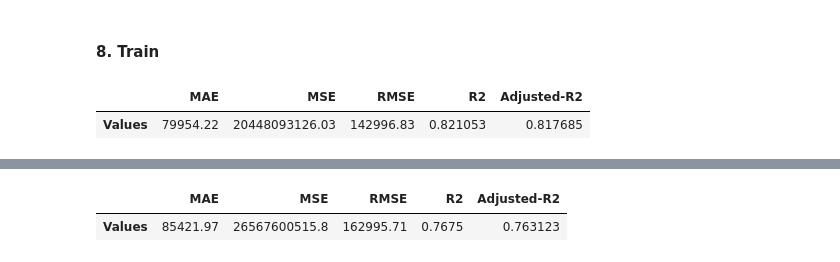
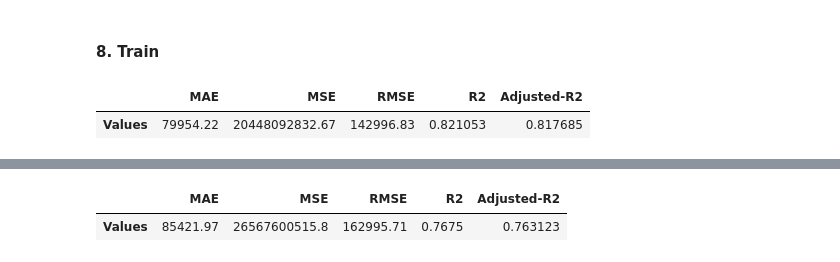
Before and after one commit to utkarshbelkhede/LeastSquare, a Jupyter notebook: notebook/LeastSquare.ipynb, the cells around one changed output, grey strips where cells are left out. Saved outputs shown, nothing was run; the diff lists cells and outputs as text; code cells hidden in the pictures.

```diff
--- a/notebook/LeastSquare.ipynb
+++ b/notebook/LeastSquare.ipynb
@@ -373,6 +397,3 @@ del cars["zscore"]
-# %%
-X = cars.drop(columns =['Price'])
-y = cars['Price']
 # %% [markdown]
 ##### 7.2. Importing libraries for model fitting
 # %%
@@ -389,7 +410,7 @@ from sklearn.metrics import r2_score, mean_squared_error, mean_absolute_error
 ##### 7.3.1. One Hot Encoding
 # %%
 ohe = OneHotEncoder()
-ohe.fit(X[['Company', 'Car','Variant','Transmission','Owner_Type','Fuel']])
+ohe.fit(data[['Company', 'Car','Variant','Transmission','Owner_Type','Fuel']])
 # %% [output]
 OneHotEncoder()
 # %%
@@ -509,7 +530,7 @@ def metrics(y_test, y_pred, X_train):
 # %% [markdown]
 ##### 7.3. For Training model
 # %%
-def train_model(X, y, transformer, scaler, model):
+def train_model(data, target, pipe):
     """
     Does,
     1. OneHotEncoding
@@ -527,7 +548,9 @@ def train_model(X, y, transformer, scaler, model):
     model: ML Model
     """
 
-    pipe = make_pipeline(transformer, scaler, model)
+    X = data.drop(columns =[target])
+    y = data[target]
+
     X_train, x_test, Y_train, y_test = train_test_split(X, y, test_size=0.3, random_state=1)
     pipe.fit(X_train, Y_train)
     y_pred = pipe.predict(x_test)
@@ -535,11 +558,13 @@ def train_model(X, y, transformer, scaler, model):
     return metrics(y_test, y_pred, X_train), pipe
 # %% [markdown]
 #### 8. Train
-# %%
-metrics_df, lr = train_model(X, y, column_trans, scaler, lr)
-metrics_df
-# %% [output]
-|  | MAE | MSE | RMSE | R2 | Adjusted-R2 |
-| Values | 79954.22 | 20448093126.03 | 142996.83 | 0.821053 | 0.817685 |
+# %%
+pipe = make_pipeline(column_trans, scaler, lr)
+
+metrics_df, lr = train_model(zscore_data, 'Price', pipe)
+metrics_df
+# %% [output]
+|  | MAE | MSE | RMSE | R2 | Adjusted-R2 |
+| Values | 79954.22 | 20448092832.67 | 142996.83 | 0.821053 | 0.817685 |
 # %%
 ridge = Ridge(alpha=0.001)
```
Also changed, not shown: parts of 53 cells of this notebook, 6 other files.
